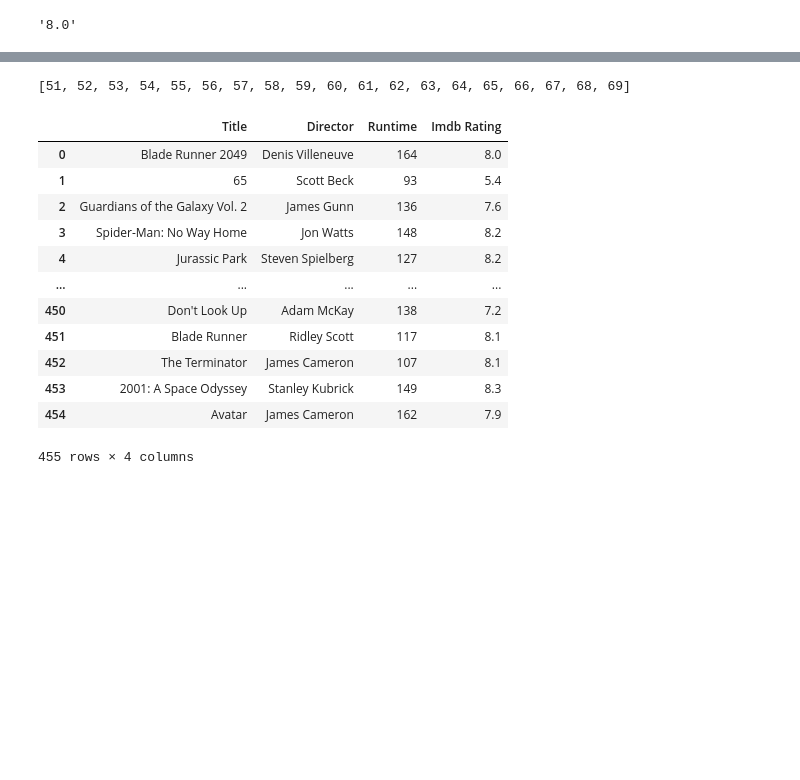
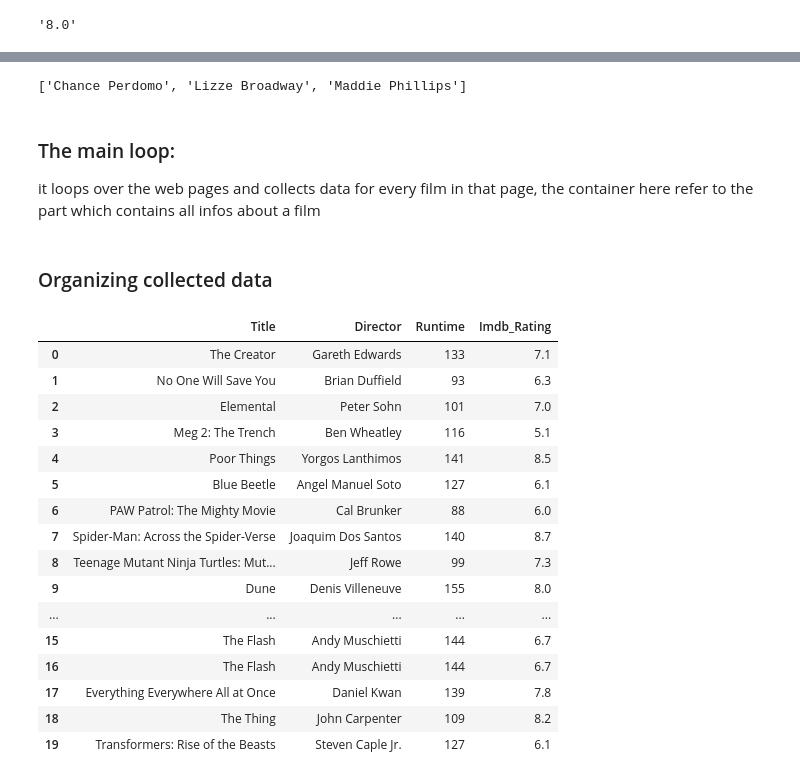
Before and after one commit to Abderahim02/Web-Scraping-Imdb-Project, a Jupyter notebook: Imdb_films_web_scraping.ipynb, the cells around one changed output, grey strips where cells are left out. Saved outputs shown, nothing was run; the diff lists cells and outputs as text; code cells hidden in the pictures; blank space fills up the shorter version.

Commit message:
adding the analysis part

```diff
--- a/Imdb_films_web_scraping.ipynb
+++ b/Imdb_films_web_scraping.ipynb
@@ -58,11 +64,15 @@ movie_containers[0].find("p", class_='').find("a").text
 # %%
 star_elemnts = movie_containers[0].find("p", class_ = "").find_all("a")
 names = [s.text for s in star_elemnts]
+#verifying data coherance
 star_names = names[1:]
 star_names
-pages
 # %% [output]
-[51, 52, 53, 54, 55, 56, 57, 58, 59, 60, 61, 62, 63, 64, 65, 66, 67, 68, 69]
+['Chance Perdomo', 'Lizze Broadway', 'Maddie Phillips']
+# %% [markdown]
+### The main loop:
+it loops over the web pages and collects data for every film in that page, the container here refer to the part which
+contains all infos about a film
 # %%
 for page in pages:
 
@@ -167,24 +166,28 @@ for page in pages:
+# %% [markdown]
+### Organizing collected data
 # %%
-# titles_data = pd.Series(titles, name = "titles_data")
-# directors_data = pd.Series(directors, name = "directors_data")
 titles_data = pd.DataFrame(titles, columns= ["Title"])
 directors_data = pd.DataFrame(directors, columns=["Director"])
 runtimes_data = pd.DataFrame(runtimes, columns=["Runtime"])
-imdb_ratings_data = pd.DataFrame(imdb_ratings, columns=["Imdb Rating"])
-# meta_data = pd.merge(titles_data, directors_data, how='left' )
-meta_data = pd.concat([titles_data, directors_data, runtimes_data, imdb_ratings_data], axis = 1)
-meta_data
+imdb_ratings_data = pd.DataFrame(imdb_ratings, columns=["Imdb_Rating"])
-# %% [output]
-|  | Title | Director | Runtime | Imdb Rating |
-| 0 | Blade Runner 2049 | Denis Villeneuve | 164 | 8.0 |
-| 1 | 65 | Scott Beck | 93 | 5.4 |
-| 2 | Guardians of the Galaxy Vol. 2 | James Gunn | 136 | 7.6 |
-| 3 | Spider-Man: No Way Home | Jon Watts | 148 | 8.2 |
-| 4 | Jurassic Park | Steven Spielberg | 127 | 8.2 |
-| ... | ... | ... | ... | ... |
-| 450 | Don't Look Up | Adam McKay | 138 | 7.2 |
-| 451 | Blade Runner | Ridley Scott | 117 | 8.1 |
-| 452 | The Terminator | James Cameron | 107 | 8.1 |
-| 453 | 2001: A Space Odyssey | Stanley Kubrick | 149 | 8.3 |
-| 454 | Avatar | James Cameron | 162 | 7.9 |
-455 rows × 4 columns
+# %%
+meta_data = pd.concat([titles_data, directors_data, runtimes_data, imdb_ratings_data], axis = 1)
+meta_data.head(20)
+# %% [output]
+|  | Title | Director | Runtime | Imdb_Rating |
+| 0 | The Creator | Gareth Edwards | 133 | 7.1 |
+| 1 | No One Will Save You | Brian Duffield | 93 | 6.3 |
+| 2 | Elemental | Peter Sohn | 101 | 7.0 |
+| 3 | Meg 2: The Trench | Ben Wheatley | 116 | 5.1 |
+| 4 | Poor Things | Yorgos Lanthimos | 141 | 8.5 |
+| 5 | Blue Beetle | Angel Manuel Soto | 127 | 6.1 |
+| 6 | PAW Patrol: The Mighty Movie | Cal Brunker | 88 | 6.0 |
+| 7 | Spider-Man: Across the Spider-Verse | Joaquim Dos Santos | 140 | 8.7 |
+| 8 | Teenage Mutant Ninja Turtles: Mut... | Jeff Rowe | 99 | 7.3 |
+| 9 | Dune | Denis Villeneuve | 155 | 8.0 |
+| ... | ... | ... | ... | ... |
+| 15 | The Flash | Andy Muschietti | 144 | 6.7 |
+| 16 | The Flash | Andy Muschietti | 144 | 6.7 |
+| 17 | Everything Everywhere All at Once | Daniel Kwan | 139 | 7.8 |
+| 18 | The Thing | John Carpenter | 109 | 8.2 |
+| 19 | Transformers: Rise of the Beasts | Steven Caple Jr. | 127 | 6.1 |
```
Also changed, not shown: parts of 36 cells of this notebook.
